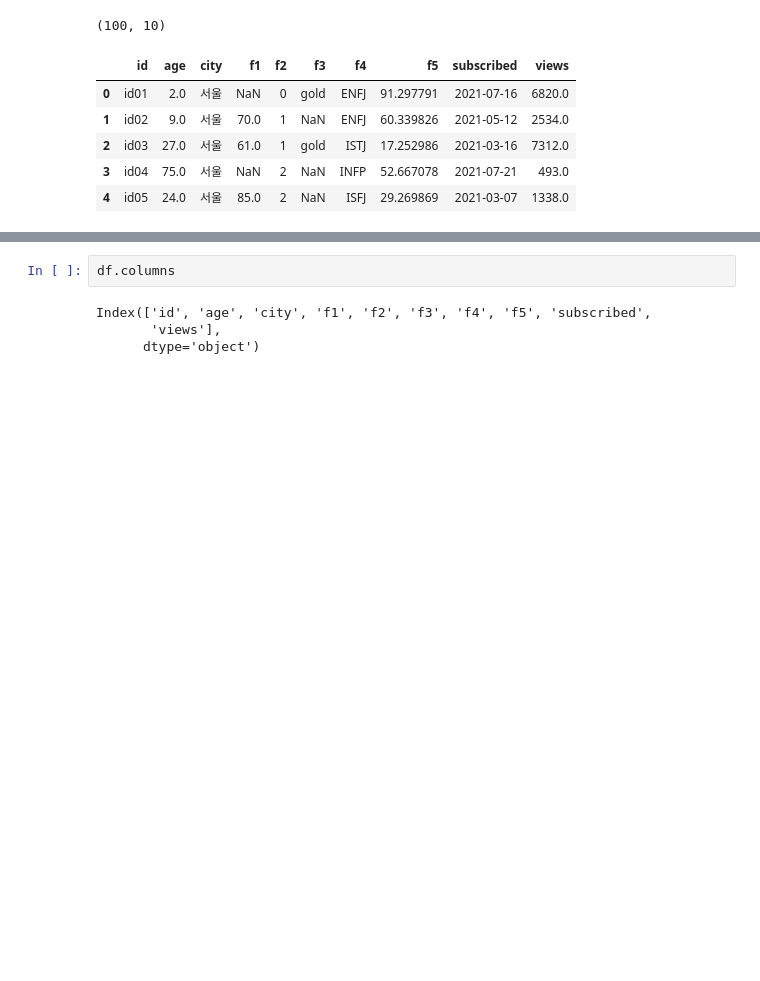
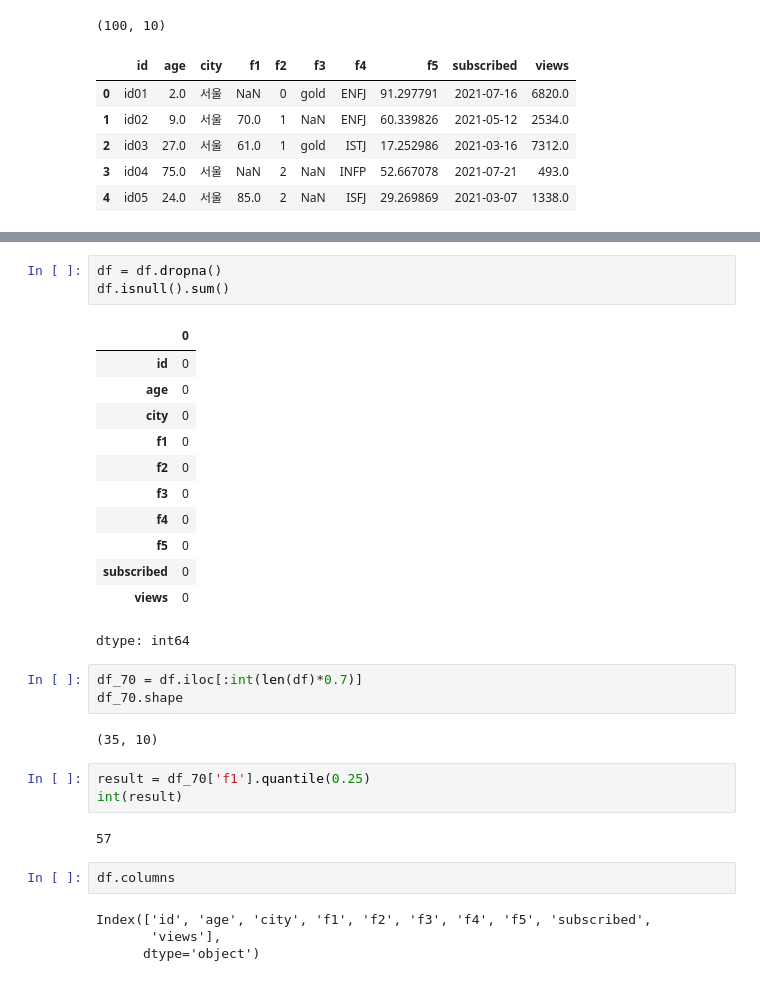
Before and after one commit to va4756/yemoon_bigdata_test, a Jupyter notebook: sinagong_bigdata.ipynb, the cells around one changed output, grey strips where cells are left out. Saved outputs shown, nothing was run; the diff lists cells and outputs as text; blank space fills up the shorter version.

```diff
--- a/sinagong_bigdata.ipynb
+++ b/sinagong_bigdata.ipynb
@@ -350,3 +382,29 @@ df.head()
+# %%
+df = df.dropna()
+df.isnull().sum()
+# %% [output]
+|  | 0 |
+| id | 0 |
+| age | 0 |
+| city | 0 |
+| f1 | 0 |
+| f2 | 0 |
+| f3 | 0 |
+| f4 | 0 |
+| f5 | 0 |
+| subscribed | 0 |
+| views | 0 |
+dtype: int64
+# %%
+df_70 = df.iloc[:int(len(df)*0.7)]
+df_70.shape
+# %% [output]
+(35, 10)
+# %%
+result = df_70['f1'].quantile(0.25)
+int(result)
+# %% [output]
+57
 # %%
 df.columns
 # %% [output]
```
Also changed, not shown: parts of 15 cells of this notebook.
